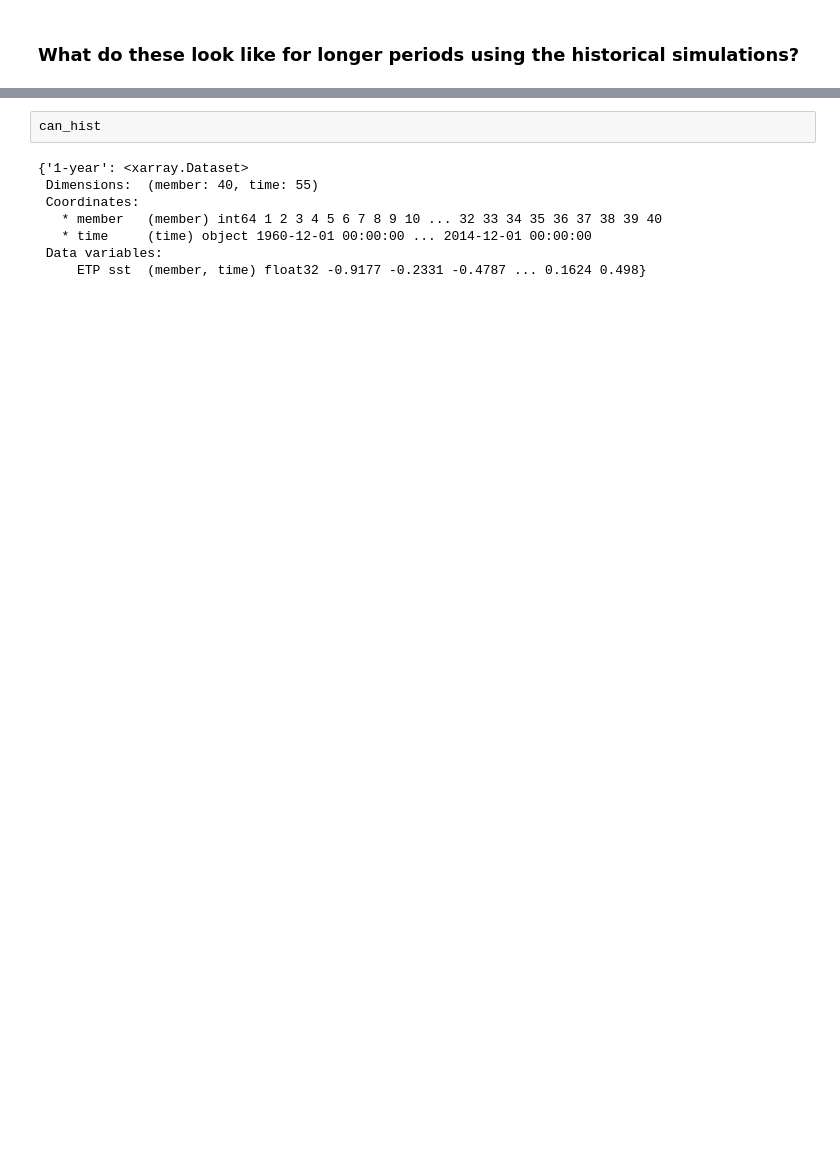
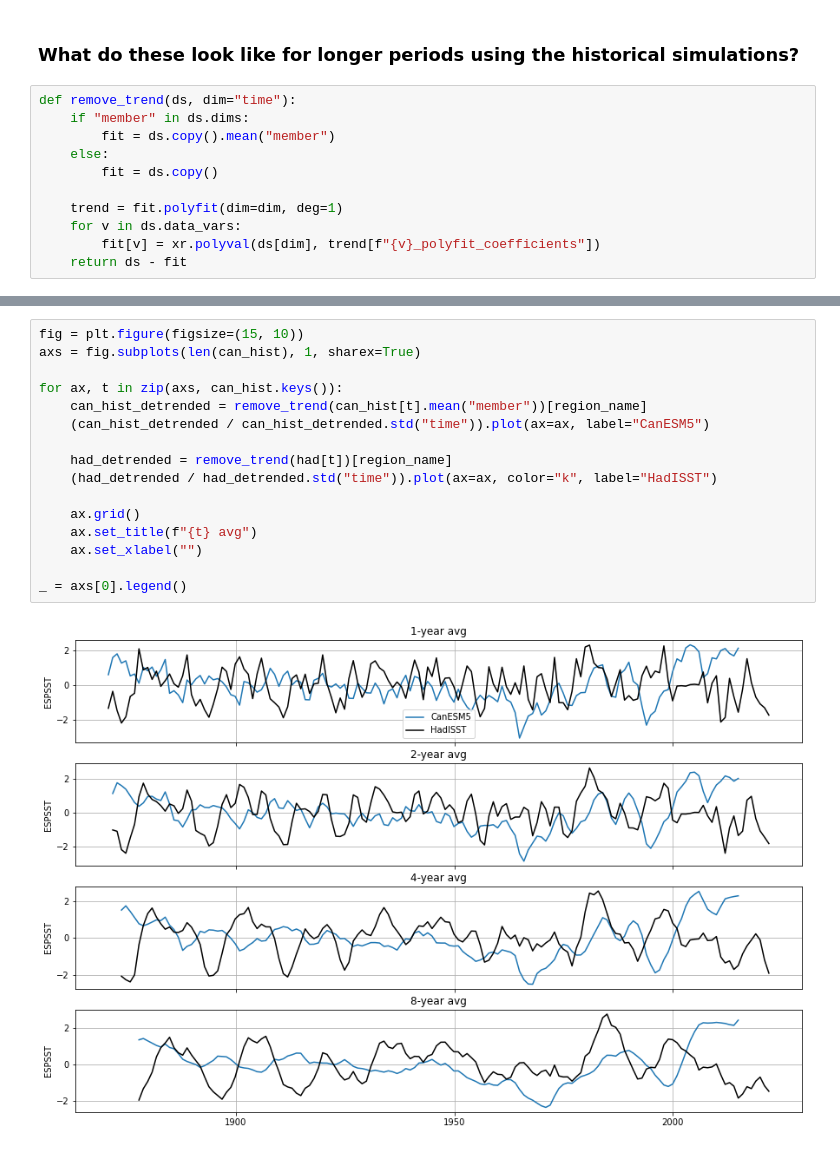
Before and after one commit to dougiesquire/CAFE-f6_documentation, a Jupyter notebook: notebooks/exploratory/Pearson_r_sample_size.ipynb, the cells around one changed output, grey strips where cells are left out. Cells and saved outputs as stored; diff of their text form; blank space fills up the shorter version.

```diff
--- a/notebooks/exploratory/Pearson_r_sample_size.ipynb
+++ b/notebooks/exploratory/Pearson_r_sample_size.ipynb
@@ -229,3 +252,14 @@ for x, t in enumerate(can.keys()):
 # %% [markdown]
 ### What do these look like for longer periods using the historical simulations?
+# %%
+def remove_trend(ds, dim="time"):
+    if "member" in ds.dims:
+        fit = ds.copy().mean("member")
+    else:
+        fit = ds.copy()
+
+    trend = fit.polyfit(dim=dim, deg=1)
+    for v in ds.data_vars:
+        fit[v] = xr.polyval(ds[dim], trend[f"{v}_polyfit_coefficients"])
+    return ds - fit
 # %%
@@ -248,10 +285,18 @@ can_hist = {
-# %%
-can_hist
-# %% [output]
-{'1-year': <xarray.Dataset>
- Dimensions:  (member: 40, time: 55)
- Coordinates:
-   * member   (member) int64 1 2 3 4 5 6 7 8 9 10 ... 32 33 34 35 36 37 38 39 40
-   * time     (time) object 1960-12-01 00:00:00 ... 2014-12-01 00:00:00
- Data variables:
-     ETP sst  (member, time) float32 -0.9177 -0.2331 -0.4787 ... 0.1624 0.498}
+# %%
+fig = plt.figure(figsize=(15, 10))
+axs = fig.subplots(len(can_hist), 1, sharex=True)
+
+for ax, t in zip(axs, can_hist.keys()):
+    can_hist_detrended = remove_trend(can_hist[t].mean("member"))[region_name]
+    (can_hist_detrended / can_hist_detrended.std("time")).plot(ax=ax, label="CanESM5")
+
+    had_detrended = remove_trend(had[t])[region_name]
+    (had_detrended / had_detrended.std("time")).plot(ax=ax, color="k", label="HadISST")
+
+    ax.grid()
+    ax.set_title(f"{t} avg")
+    ax.set_xlabel("")
+
+_ = axs[0].legend()
+# %% [output]
+[figure, added]
```
Also changed, not shown: parts of 11 cells of this notebook, 3 other files.
